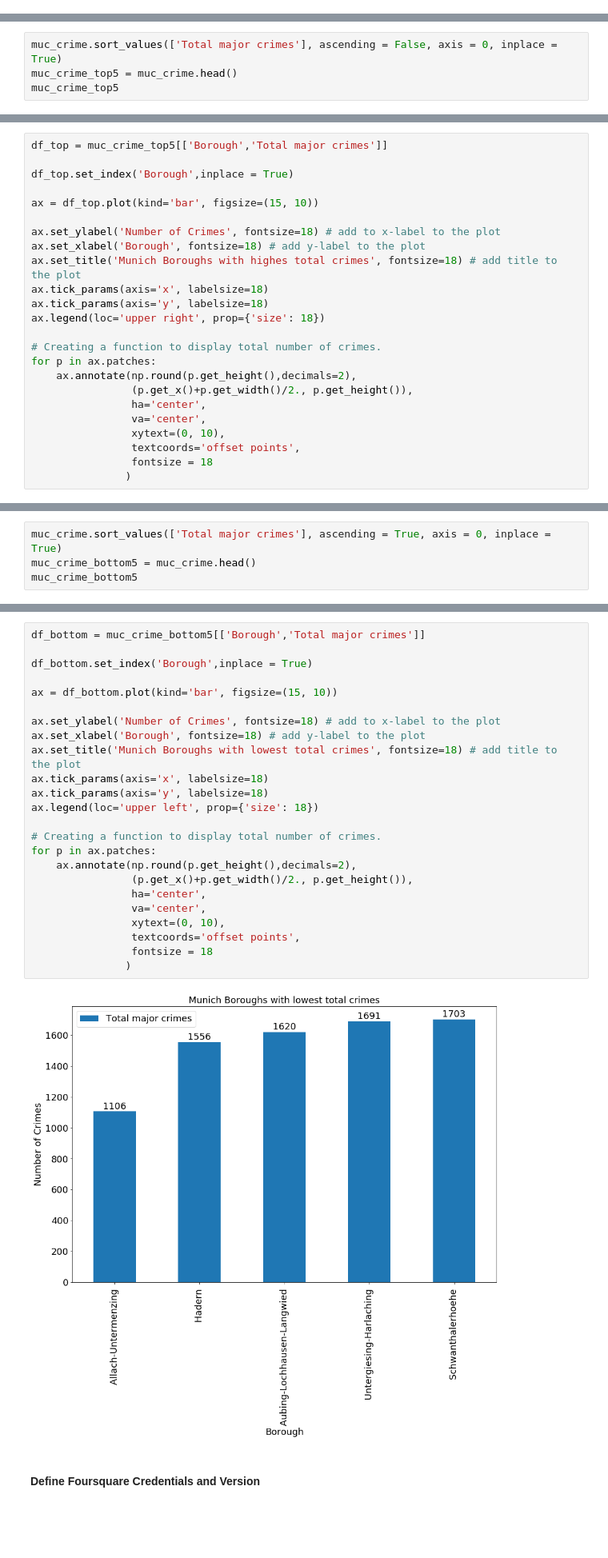
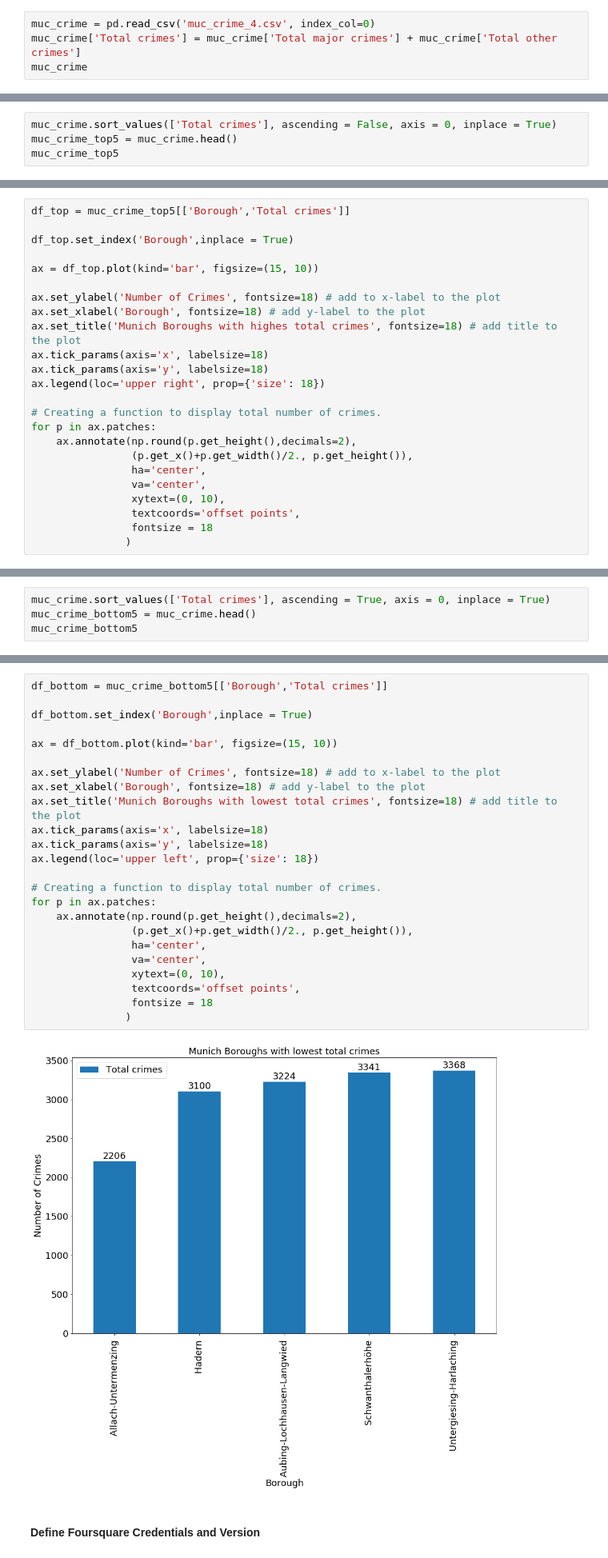
Before and after one commit to RocketClimber/Coursera_Capstone, a Jupyter notebook: MunichNeighborhoods.ipynb, the cells around one changed output, grey strips where cells are left out. Shown: that part at 80% size. Cells and saved outputs as stored; diff of their text form; blank space fills up the shorter version.

```diff
--- a/MunichNeighborhoods.ipynb
+++ b/MunichNeighborhoods.ipynb
@@ -103,0 +152,4 @@ muc_crime
+# %%
+muc_crime = pd.read_csv('muc_crime_4.csv', index_col=0)
+muc_crime['Total crimes'] = muc_crime['Total major crimes'] + muc_crime['Total other crimes']
+muc_crime
@@ -185,7 +257,7 @@ map_muc
 # %% [output]
 [interactive output not drawn]
 # %%
-muc_crime.sort_values(['Total major crimes'], ascending = False, axis = 0, inplace = True)
+muc_crime.sort_values(['Total crimes'], ascending = False, axis = 0, inplace = True)
 muc_crime_top5 = muc_crime.head()
 muc_crime_top5
 # %% [output]
@@ -198,5 +271,5 @@ muc_crime_top5
 # %%
-df_top = muc_crime_top5[['Borough','Total major crimes']]
+df_top = muc_crime_top5[['Borough','Total crimes']]
 
 df_top.set_index('Borough',inplace = True)
 
@@ -224,5 +297,5 @@ for p in ax.patches:
 # %%
-muc_crime.sort_values(['Total major crimes'], ascending = True, axis = 0, inplace = True)
+muc_crime.sort_values(['Total crimes'], ascending = True, axis = 0, inplace = True)
 muc_crime_bottom5 = muc_crime.head()
 muc_crime_bottom5
 # %% [output]
@@ -235,29 +309,29 @@ muc_crime_bottom5
 # %%
-df_bottom = muc_crime_bottom5[['Borough','Total major crimes']]
+df_bottom = muc_crime_bottom5[['Borough','Total crimes']]
 
 df_bottom.set_index('Borough',inplace = True)
 
 ax = df_bottom.plot(kind='bar', figsize=(15, 10))
 
 ax.set_ylabel('Number of Crimes', fontsize=18) # add to x-label to the plot
 ax.set_xlabel('Borough', fontsize=18) # add y-label to the plot
 ax.set_title('Munich Boroughs with lowest total crimes', fontsize=18) # add title to the plot
 ax.tick_params(axis='x', labelsize=18)
 ax.tick_params(axis='y', labelsize=18)
 ax.legend(loc='upper left', prop={'size': 18})
 
 # Creating a function to display total number of crimes.
 for p in ax.patches:
     ax.annotate(np.round(p.get_height(),decimals=2),
                 (p.get_x()+p.get_width()/2., p.get_height()),
                 ha='center',
                 va='center',
                 xytext=(0, 10),
                 textcoords='offset points',
                 fontsize = 18
                )
 # %% [output]
-[figure, old version]
+[figure, new version]
 # %% [markdown]
 #### Define Foursquare Credentials and Version
 # %%
```
Also changed, not shown: parts of 30 cells of this notebook, 3 other files.
